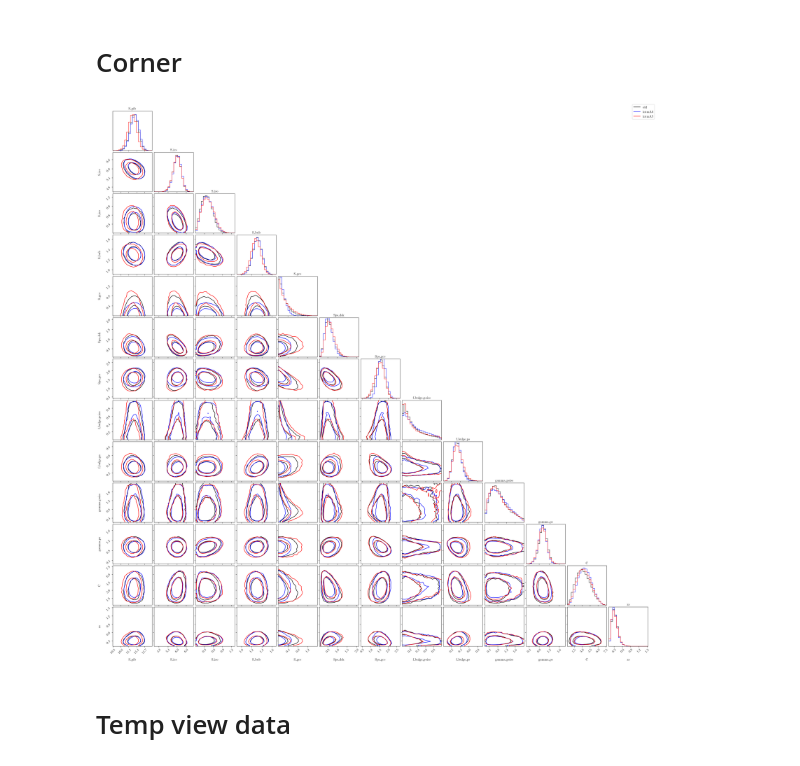
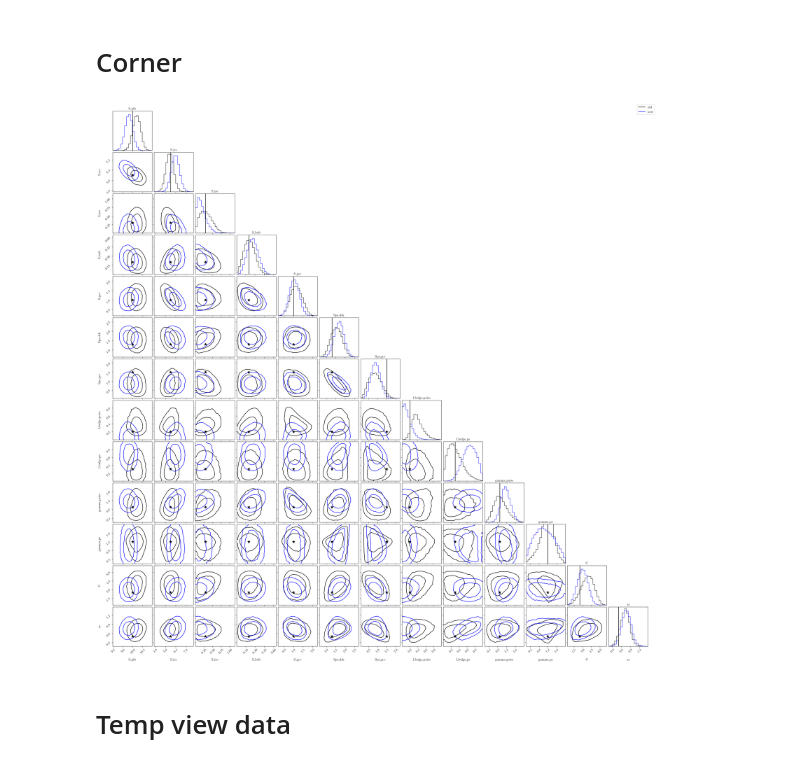
Before and after one commit to smsharma/fermi-prob-prog, a Jupyter notebook: analysis/view.ipynb, the cells around one changed output. Drawn from its saved outputs; the diff is of its cells as text; code cells hidden in the pictures.

Commit message:
fit_calib bug

```diff
--- a/analysis/view.ipynb
+++ b/analysis/view.ipynb
@@ -20,8 +20,8 @@ mpl.rc_file("../../nptf-test/production/matplotlibrc")
 # %%
 ! ls -lt ../outputs/fits
 # %%
-run_name = 'hmc_Dnmnew_Mbase'
-z = pickle.load(open(f'../outputs/production/fits/{run_name}/p_nominal_actual_dict.p', 'rb'))
+run_name = 'hmc-old-delta'
+z = pickle.load(open(f'../outputs/production/fits/calibration/{run_name}/p_nominal_actual_dict.p', 'rb'))
 print(z.keys())
 # %% [output]
 dict_keys(['S_bub', 'S_gce', 'S_ics', 'S_iso', 'S_pib', 'S_psc', 'Sps_dsk', 'n1_dsk', 'n2_dsk', 'n3_dsk', 'sb1_dsk', 'lambdas_dsk', 'Sps_gce', 'n1_gce', 'n2_gce', 'n3_gce', 'sb1_gce', 'lambdas_gce', ' ...
@@ -81,36 +91,36 @@ ax.text(0.9, 0.9, f'final loss = {losses[-1]:.3f}', transform=ax.transAxes, ha='
 ax.set(ylim=(losses[-1]-200, losses[-1]+200))
 ax.set(xlabel='Iteration', ylabel='Loss');
 # %%
-point_est = False
+point_est = True
+truth_dict = json.load(open("../outputs/truths/truth_dict_base230927.json", 'r'))
 labels = [
     'S_pib', 'S_ics', 'S_iso', 'S_bub', 'S_gce', 'Sps_dsk', 'Sps_gce',
     'f_bulge_poiss', 'f_bulge_ps', 'gamma_poiss', 'gamma_ps', 'C', 'zs'
 ]
 # config_dict = {
 #     'old' : ('../outputs/production/fits/hmc_Dfermi_Mbase23fix/i0_n10000_ns0.p', 'k'),
 #     'intmA6' : ('../outputs/fits/hmc_Dfermi_MintmA6/i0_n10000_ns0.p', 'b'),
 #     'intmA5' : ('../outputs/fits/hmc_Dfermi_MintmA5/i0_n10000_ns0.p', 'r'),
 # }
 config_dict = {
-    'old' : ('../outputs/production/fits/svi_Dfermi_Mbase23fix/i0_n50000_ns10000.p', 'k'),
-    'intmA6' : ('../outputs/fits/svi_Dfermi_MintmA6/i0_n50000_ns10000.p', 'b'),
-    'intmA5' : ('../outputs/fits/svi_Dfermi_MintmA5/i0_n50000_ns10000.p', 'r'),
+    'old' : ('/n/home07/yitians/fermi/fermi-prob-prog/outputs/production/fits/calibration-base23fix/svi_Dbase23fix_deltapsf_2_Mbase23fix_deltapsf/i0_n50000_ns10000.p', 'k'),
+    'new' : ('/n/home07/yitians/fermi/fermi-prob-prog/outputs/production/fits/calibration/svi-old-delta/10.p', 'b'),
 }
 
 s_in = {}
 labels_dict = {}
 colors_dict = {}
 for key, (path, color) in config_dict.items():
     s = pickle.load(open(path, 'rb'))
     s_in[key] = {k: s[k] for k in labels}
     labels_dict[key] = key
     colors_dict[key] = color
 
 t_in = {k: truth_dict[k] for k in labels} if point_est else None
 
 multi_corner(s_in, labels, point_est=t_in, colors_dict=colors_dict, labels_dict=labels_dict)
 # %% [output]
-[figure, old version]
+[figure, new version]
 # %% [markdown]
 # Temp view data
 # %%
```
Also changed, not shown: parts of 4 cells of this notebook, 4 other files.
